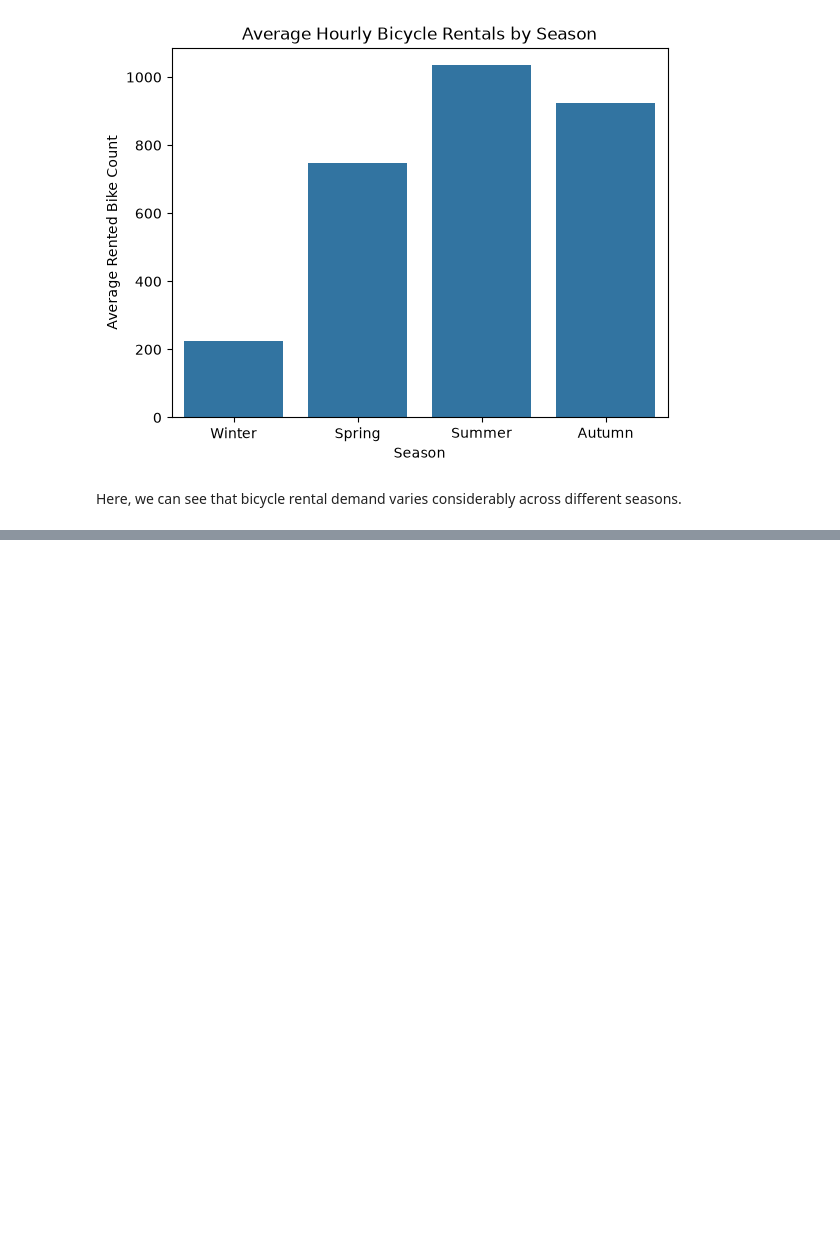
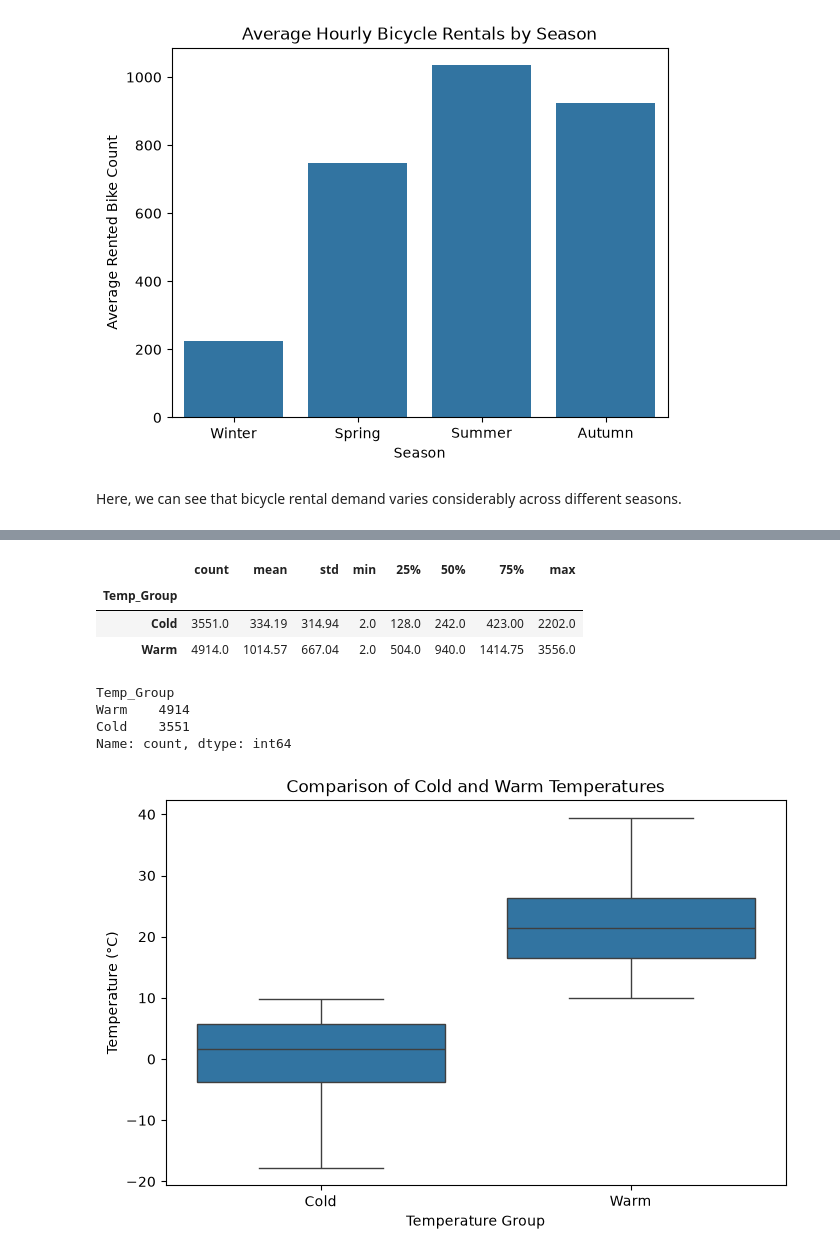
Before and after one commit to Munkhzaya-pom/statistic-sep-26, a Jupyter notebook: CA2_stats_sep_26/CA2_stats_sep_26.ipynb, the cells around one changed output, grey strips where cells are left out. Saved outputs shown, nothing was run; the diff lists cells and outputs as text; code cells hidden in the pictures; blank space fills up the shorter version.

```diff
--- a/CA2_stats_sep_26/CA2_stats_sep_26.ipynb
+++ b/CA2_stats_sep_26/CA2_stats_sep_26.ipynb
@@ -387,0 +410,42 @@ Here, we can see that bicycle rental demand varies considerably across different
+# %%
+#create temperature groups
+
+df_active["Temp_Group"] = np.where(df_active["Temperature(°C)"] < 10, "Cold", "Warm")
+
+
+#compare rental statistics between the two groups
+df_active.groupby("Temp_Group")["Rented Bike Count"].describe().round(2)
+# %% [output]
+|  | count | mean | std | min | 25% | 50% | 75% | max |
+| Temp_Group |  |  |  |  |  |  |  |  |
+| Cold | 3551.0 | 334.19 | 314.94 | 2.0 | 128.0 | 242.0 | 423.00 | 2202.0 |
+| Warm | 4914.0 | 1014.57 | 667.04 | 2.0 | 504.0 | 940.0 | 1414.75 | 3556.0 |
+# %%
+import numpy as np
+
+df_active["Temp_Group"] = np.where(df_active["Temperature(°C)"] < 10, "Cold", "Warm")
+
+print(df_active["Temp_Group"].value_counts())
+# %% [output]
+Temp_Group
+Warm    4914
+Cold    3551
+Name: count, dtype: int64
+# %%
+#compare cold and warm temperatures
+
+import matplotlib.pyplot as plt
+import seaborn as sns
+
+
+plt.figure(figsize=(8, 5))
+
+sns.boxplot(data = df_active, x = "Temp_Group", y = "Temperature(°C)")
+
+plt.title("Comparison of Cold and Warm Temperatures")
+plt.xlabel("Temperature Group")
+plt.ylabel("Temperature (°C)")
+
+plt.show()
+# %% [output]
+[figure, added]
```
Also changed, not shown: parts of 4 cells of this notebook.
